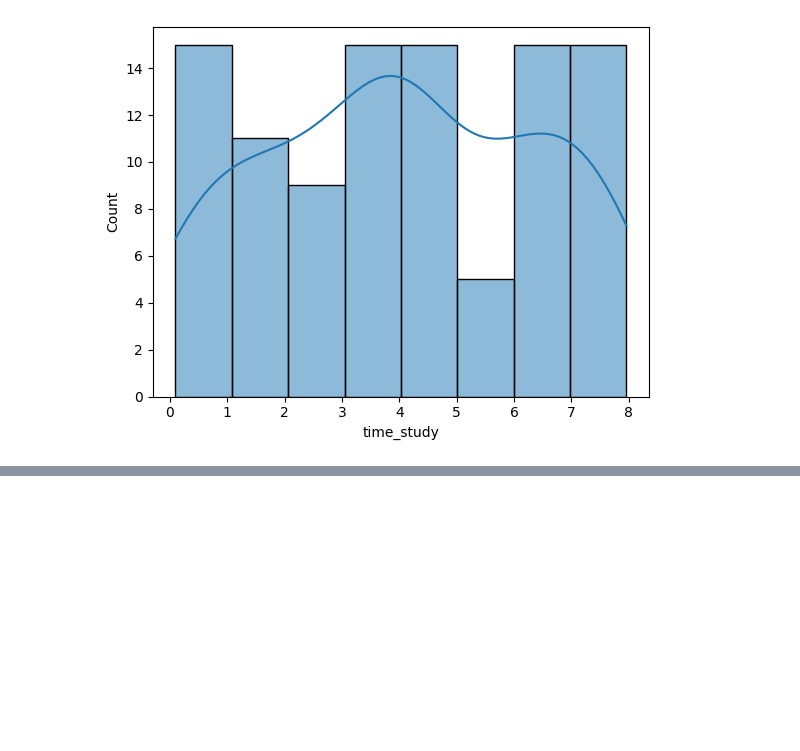
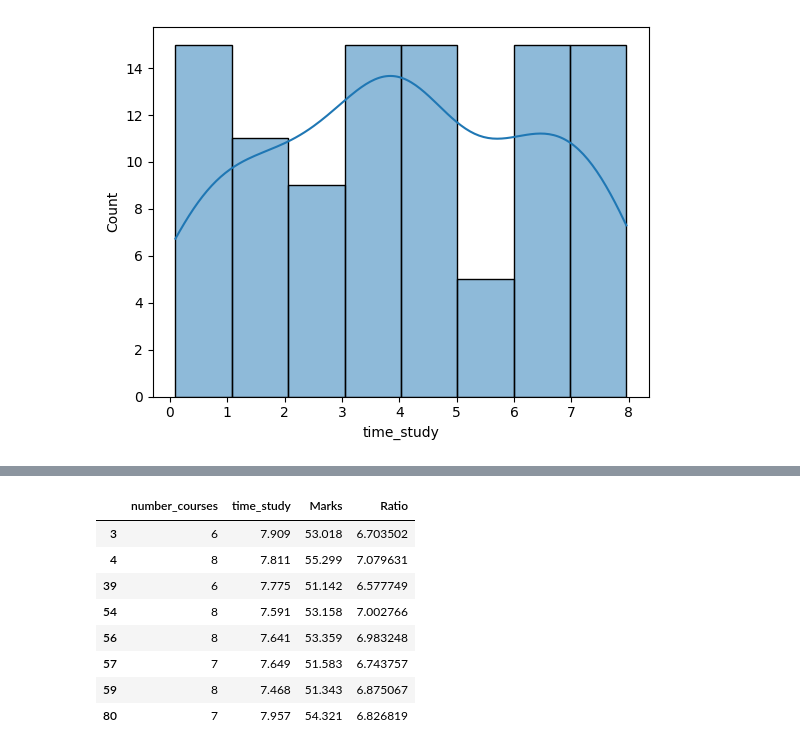
Before and after one commit to prnvpwr2612/DMA-Codes, a Jupyter notebook: Experiment02.ipynb, the cells around one changed output, grey strips where cells are left out. Saved outputs shown, nothing was run; the diff lists cells and outputs as text; code cells hidden in the pictures; blank space fills up the shorter version.

```diff
--- a/Experiment02.ipynb
+++ b/Experiment02.ipynb
@@ -106,0 +138,3 @@ plt.show()
+# %%
+marks["Ratio"]=(marks["Marks"]/marks["time_study"])
+print(marks)
@@ -106,0 +156,13 @@ plt.show()
+# %%
+toppers=marks[marks["Marks"]>51]
+toppers
+# %% [output]
+|  | number_courses | time_study | Marks | Ratio |
+| 3 | 6 | 7.909 | 53.018 | 6.703502 |
+| 4 | 8 | 7.811 | 55.299 | 7.079631 |
+| 39 | 6 | 7.775 | 51.142 | 6.577749 |
+| 54 | 8 | 7.591 | 53.158 | 7.002766 |
+| 56 | 8 | 7.641 | 53.359 | 6.983248 |
+| 57 | 7 | 7.649 | 51.583 | 6.743757 |
+| 59 | 8 | 7.468 | 51.343 | 6.875067 |
+| 80 | 7 | 7.957 | 54.321 | 6.826819 |
```
Also changed, not shown: parts of 4 cells of this notebook.
